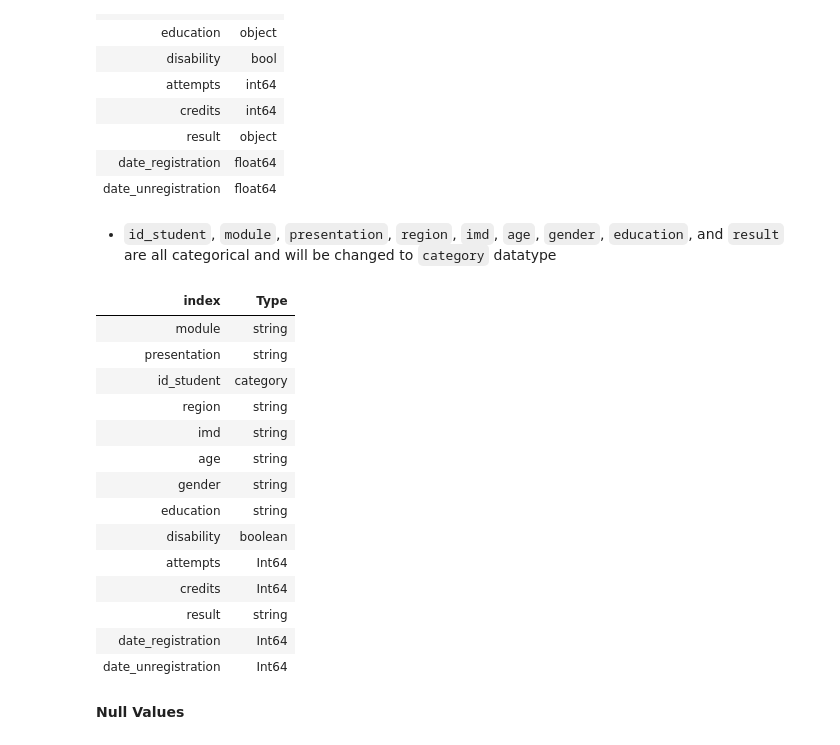
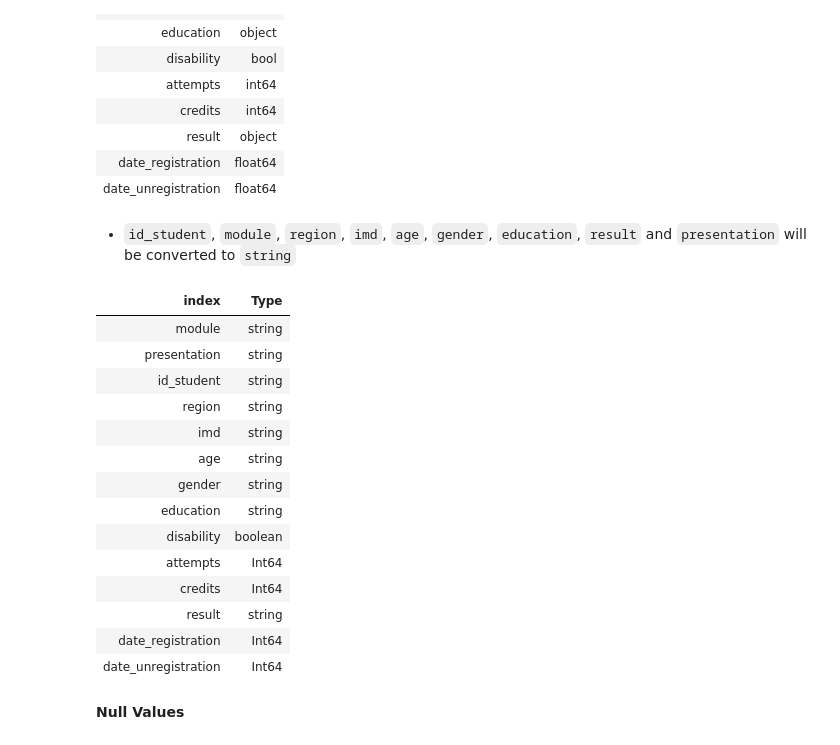
Before and after one commit to freyjagarner/Student-Data-Analysis, a Jupyter notebook: Capstone/Student_Information.ipynb, the cells around one changed output. Saved outputs shown, nothing was run; the diff lists cells and outputs as text; code cells hidden in the pictures.

```diff
--- a/Capstone/Student_Information.ipynb
+++ b/Capstone/Student_Information.ipynb
@@ -170,17 +170,17 @@ get_dtypes(stud_info)
 | date_registration | float64 |
 | date_unregistration | float64 |
 # %% [markdown]
-* `id_student`, `module`, `presentation`, `region`, `imd`, `age`, `gender`, `education`, and `result` are all categorical and will be changed to `category` datatype
+* `id_student`, `module`, `region`, `imd`, `age`, `gender`, `education`, `result` and `presentation` will be converted to `string`
 # %%
 # changing id_student to the category data type
-stud_info['id_student'] = stud_info['id_student'].astype('category')
+stud_info = stud_info.astype({'id_student':str})
 stud_info = stud_info.convert_dtypes()
 get_dtypes(stud_info)
 # %% [output]
 | index | Type |
 | module | string |
 | presentation | string |
-| id_student | category |
+| id_student | string |
 | region | string |
 | imd | string |
 | age | string |
```
Also changed, not shown: parts of 31 cells of this notebook, 2 other files.
